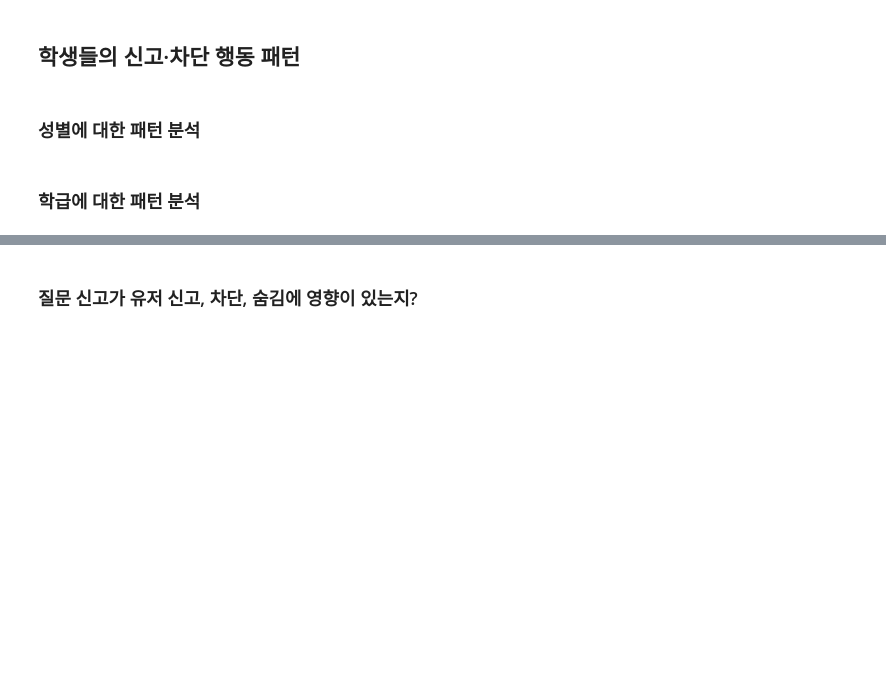
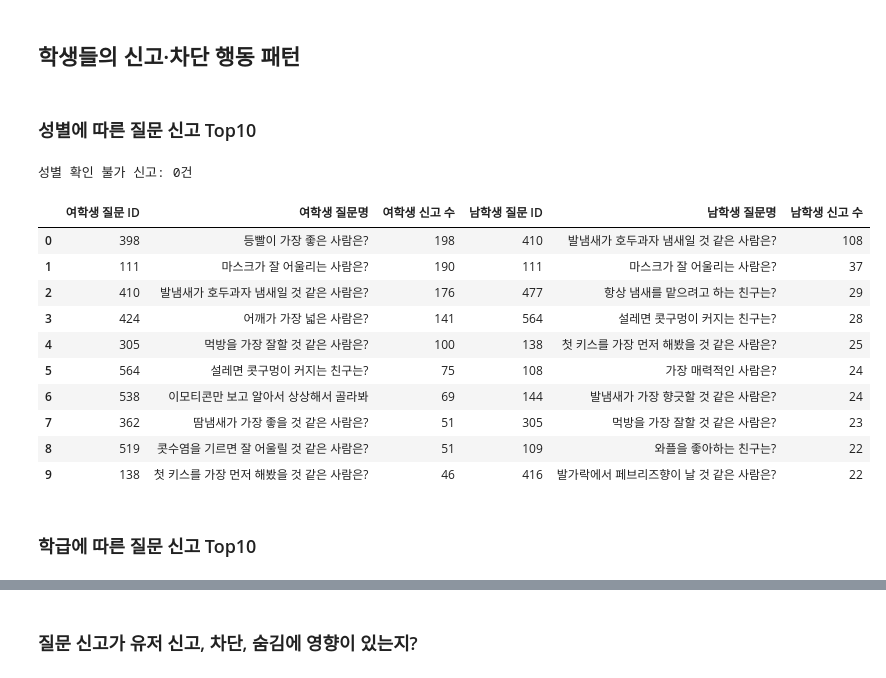
Before and after one commit to qet0506/codeit-sns-moderation, a Jupyter notebook: eda.ipynb, the cells around one changed output, grey strips where cells are left out. Drawn from its saved outputs; the diff is of its cells as text; code cells hidden in the pictures; blank space fills up the shorter version.

```diff
--- a/eda.ipynb
+++ b/eda.ipynb
@@ -339,6 +433,80 @@ df_duplicate_summary
 # %% [markdown]
 ## 학생들의 신고·차단 행동 패턴
 # %% [markdown]
-### 성별에 대한 패턴 분석
+### 성별에 따른 질문 신고 Top10
+# %%
+# 질문 신고에 신고자 성별·질문명 연결
+df_gender_reports = (
+    df_questionreport.loc[
+        df_questionreport["reason"]
+        .astype("string")
+        .str.strip()
+        .eq("불쾌한 질문 내용")
+        .fillna(False)
+    ]
+    .merge(
+        df_user[["id", "gender"]].rename(columns={"id": "user_id"}),
+        on="user_id",
+        how="left",
+        validate="many_to_one",
+    )
+    .merge(
+        df_question[["id", "question_text"]].rename(columns={
+            "id": "question_id",
+            "question_text": "질문명",
+        }),
+        on="question_id",
+        how="left",
+        validate="many_to_one",
+    )
+)
+
+def get_gender_top10(gender, label):
+    return (
+        df_gender_reports.loc[
+            df_gender_reports["gender"].eq(gender)
+        ]
+        .groupby(["question_id", "질문명"], dropna=False)
+        .size()
+        .reset_index(name=f"{label} 신고 수")
+        .sort_values(
+            [f"{label} 신고 수", "question_id"],
+            ascending=[False, True],
+        )
+        .head(10)
+        .rename(columns={
+            "question_id": f"{label} 질문 ID",
+            "질문명": f"{label} 질문명",
+        })
+        .reset_index(drop=True)
+    )
+
+df_gender_question_top10 = pd.concat(
+    [
+        get_gender_top10("F", "여학생"),
+        get_gender_top10("M", "남학생"),
+    ],
+    axis=1,
+)
+
+print(
+    "성별 확인 불가 신고:",
+    f"{df_gender_reports['gender'].isna().sum():,}건",
+)
+
+df_gender_question_top10
+# %% [output]
+성별 확인 불가 신고: 0건
+|  | 여학생 질문 ID | 여학생 질문명 | 여학생 신고 수 | 남학생 질문 ID | 남학생 질문명 | 남학생 신고 수 |
+| 0 | 398 | 등빨이 가장 좋은 사람은? | 198 | 410 | 발냄새가 호두과자 냄새일 것 같은 사람은? | 108 |
+| 1 | 111 | 마스크가 잘 어울리는 사람은? | 190 | 111 | 마스크가 잘 어울리는 사람은? | 37 |
+| 2 | 410 | 발냄새가 호두과자 냄새일 것 같은 사람은? | 176 | 477 | 항상 냄새를 맡으려고 하는 친구는? | 29 |
+| 3 | 424 | 어깨가 가장 넓은 사람은? | 141 | 564 | 설레면 콧구멍이 커지는 친구는? | 28 |
+| 4 | 305 | 먹방을 가장 잘할 것 같은 사람은? | 100 | 138 | 첫 키스를 가장 먼저 해봤을 것 같은 사람은? | 25 |
+| 5 | 564 | 설레면 콧구멍이 커지는 친구는? | 75 | 108 | 가장 매력적인 사람은? | 24 |
+| 6 | 538 | 이모티콘만 보고 알아서 상상해서 골라봐 | 69 | 144 | 발냄새가 가장 향긋할 것 같은 사람은? | 24 |
+| 7 | 362 | 땀냄새가 가장 좋을 것 같은 사람은? | 51 | 305 | 먹방을 가장 잘할 것 같은 사람은? | 23 |
+| 8 | 519 | 콧수염을 기르면 잘 어울릴 것 같은 사람은? | 51 | 109 | 와플을 좋아하는 친구는? | 22 |
+| 9 | 138 | 첫 키스를 가장 먼저 해봤을 것 같은 사람은? | 46 | 416 | 발가락에서 페브리즈향이 날 것 같은 사람은? | 22 |
 # %% [markdown]
-### 학급에 대한 패턴 분석
+### 학급에 따른 질문 신고 Top10
```
Also changed, not shown: parts of 12 cells of this notebook.
